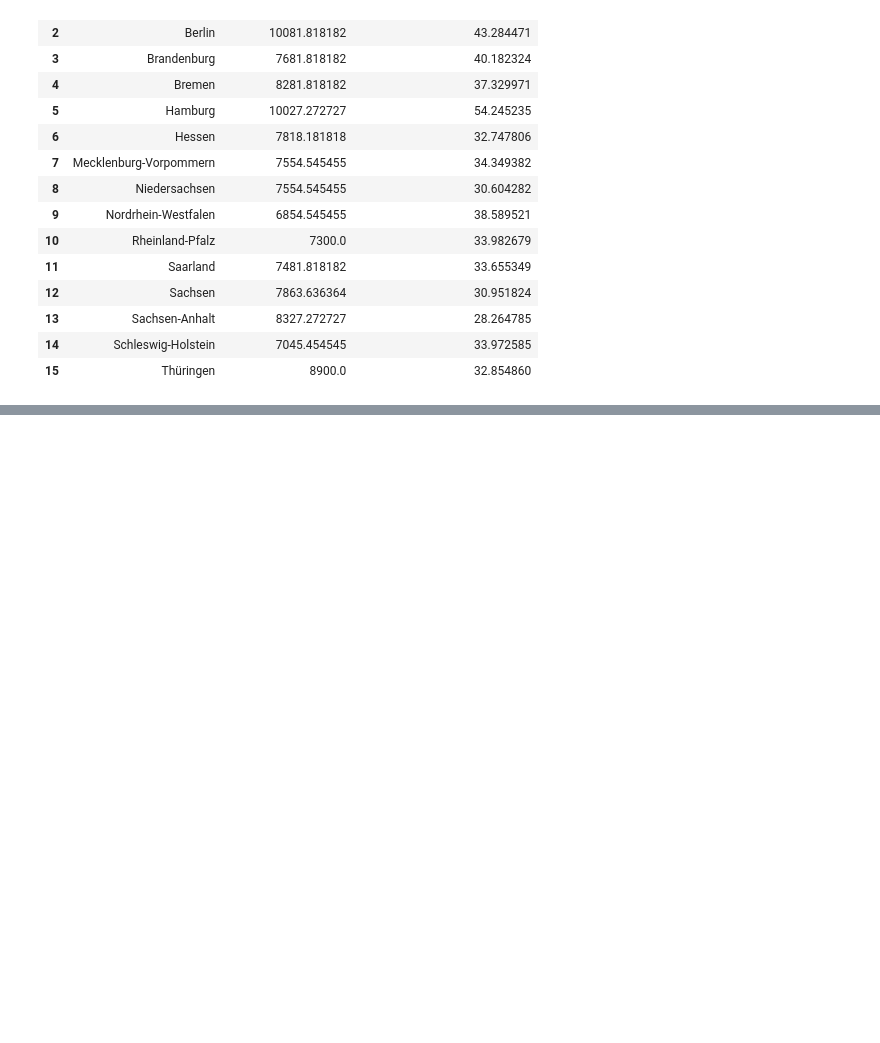
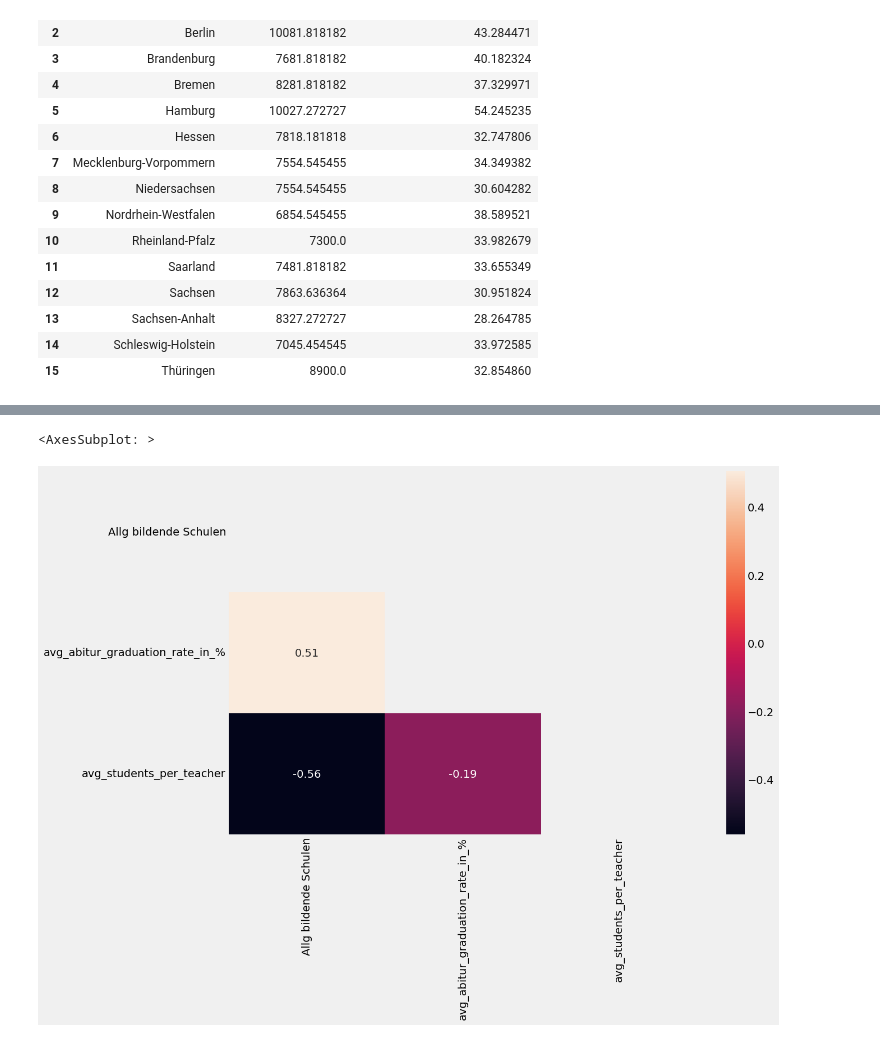
Before and after one commit to Stargazer-ger/capstone_project_hh_23_1, a Jupyter notebook: ausgaben_kk1_dr.ipynb, the cells around one changed output, grey strips where cells are left out. Cells and saved outputs as stored; diff of their text form; code cells hidden in the pictures; blank space fills up the shorter version.

Commit message:
H1 correlations and avg_investments_per_year

```diff
--- a/ausgaben_kk1_dr.ipynb
+++ b/ausgaben_kk1_dr.ipynb
@@ -244,0 +326,8 @@ df_merged.rename(columns={'avg_abitur_student in €':'avg_abitur_student_in_€
+# %%
+# load students-teacher-ratio
+
+avg_students_per_teacher = pd.read_csv('./Tableau/avg_students_per_teacher.csv')
+# %%
+# merge with student-teacher-ratio
+
+df_invest_graduation_teacher = pd.merge(df_merged, avg_students_per_teacher, on='Federal States')
@@ -244,0 +355,2 @@ df_merged.rename(columns={'avg_abitur_student in €':'avg_abitur_student_in_€
+# %%
+correlation = df_invest_graduation_teacher.corr()
@@ -244,0 +359,8 @@ df_merged.rename(columns={'avg_abitur_student in €':'avg_abitur_student_in_€
+# %%
+plt.figure(figsize=(12,8))
+mask = np.zeros_like(correlation)
+mask[np.triu_indices_from(mask)] = True
+sns.heatmap(correlation, mask = mask ,annot=True)
+# %% [output]
+<AxesSubplot: >
+[figure, added]
```
Also changed, not shown: parts of 20 cells of this notebook, 6 other files.
